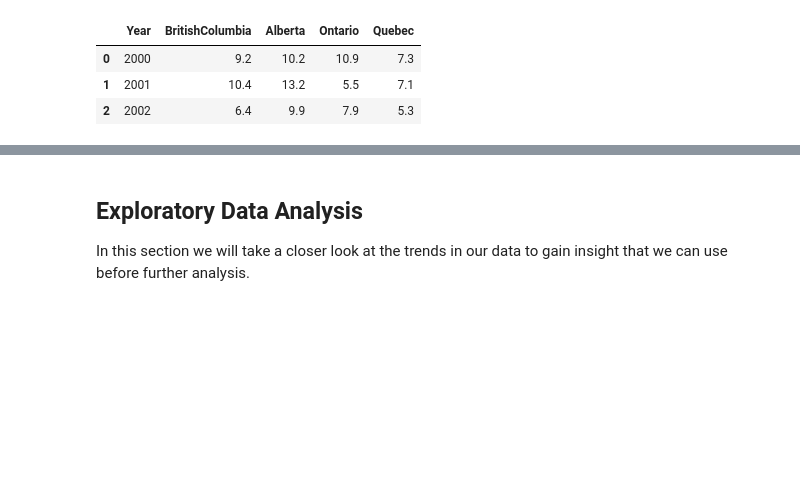
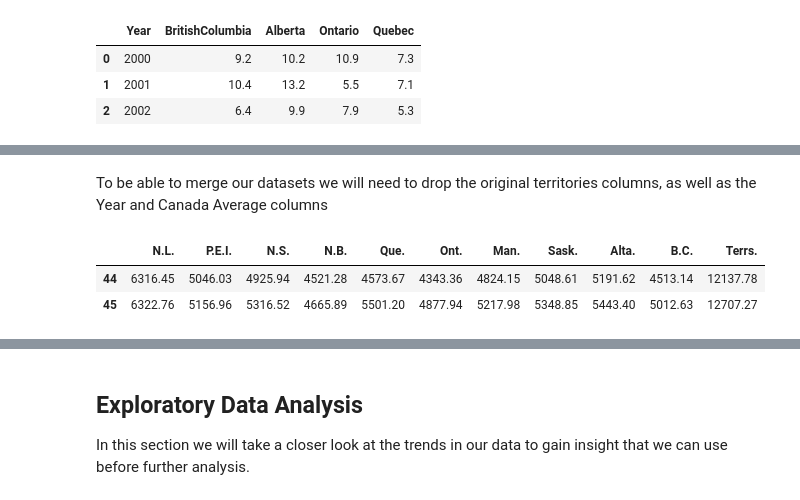
Before and after one commit to RibbitsM/368-research-proj, a Jupyter notebook: viz.ipynb, the cells around one changed output, grey strips where cells are left out. Drawn from its saved outputs; the diff is of its cells as text; code cells hidden in the pictures; blank space fills up the shorter version.

```diff
--- a/viz.ipynb
+++ b/viz.ipynb
@@ -138,0 +205,9 @@ prov_spending_df.head(3)
+# %% [markdown]
+To be able to merge our datasets we will need to drop the original territories columns, as well as the Year and Canada Average columns
+# %%
+survey_year_expenditure = survey_year_expenditure.drop(['Year', 'Canada (Average)','Y.T.','N.W.T','Nun.'], axis=1)
+survey_year_expenditure
+# %% [output]
+|  | N.L. | P.E.I. | N.S. | N.B. | Que. | Ont. | Man. | Sask. | Alta. | B.C. | Terrs. |
+| 44 | 6316.45 | 5046.03 | 4925.94 | 4521.28 | 4573.67 | 4343.36 | 4824.15 | 5048.61 | 5191.62 | 4513.14 | 12137.78 |
+| 45 | 6322.76 | 5156.96 | 5316.52 | 4665.89 | 5501.20 | 4877.94 | 5217.98 | 5348.85 | 5443.40 | 5012.63 | 12707.27 |
```
Also changed, not shown: parts of 13 cells of this notebook.
